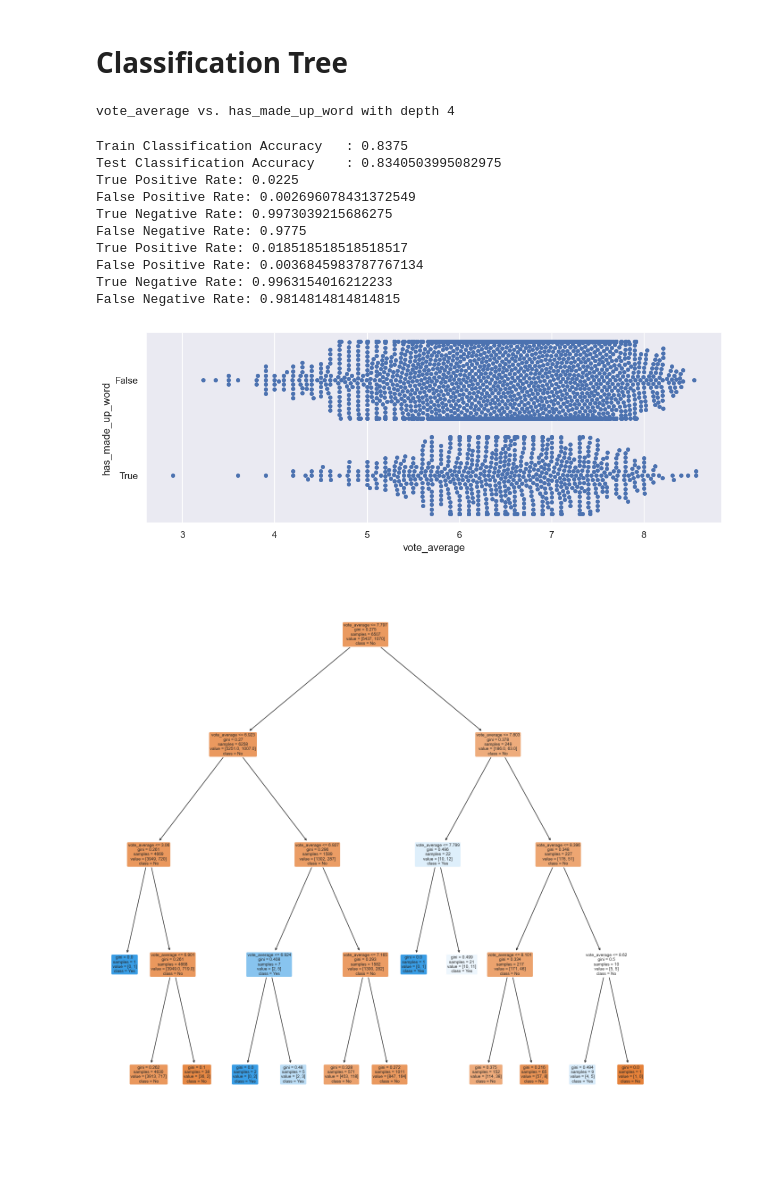
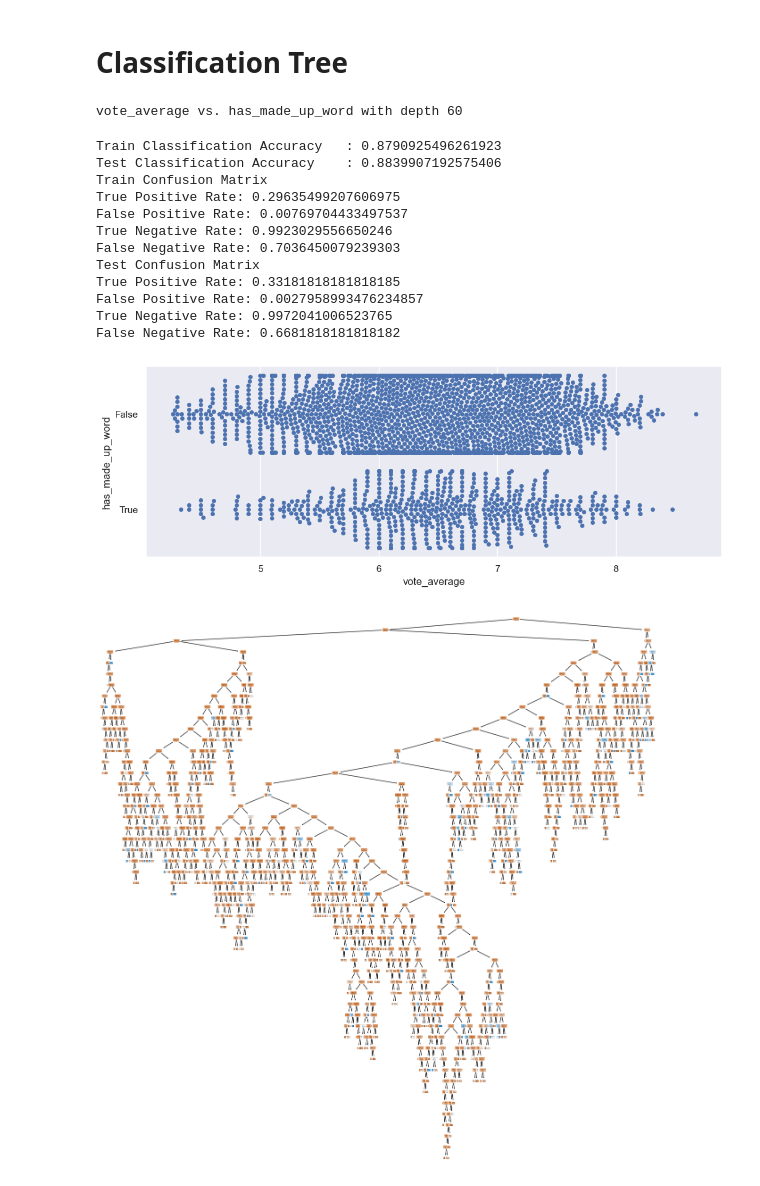
Before and after one commit to ChristopherOka/SC1015-mini-project, a Jupyter notebook: scripts/model.ipynb, the cells around one changed output. Saved outputs shown, nothing was run; the diff lists cells and outputs as text; code cells hidden in the pictures.

Commit message:
trimmer more outliers and increased depth of classification tree

```diff
--- a/scripts/model.ipynb
+++ b/scripts/model.ipynb
@@ -173,20 +166,22 @@ R^2 0.00011358222995838663
 # %% [markdown]
 # Classification Tree
 # %%
-response_train_depth_4, response_train_pred_depth_4, response_test_depth_4, response_test_pred_depth_4 = generateClassificationTree(data,"vote_average",  "has_made_up_word",4 , ["No", "Yes"])
+response_train_depth_4, response_train_pred_depth_4, response_test_depth_4, response_test_pred_depth_4 = generateClassificationTree(data,"vote_average",  "has_made_up_word", 60, ["No", "Yes"])
 generateConfusionMatrix(response_train_depth_4, response_train_pred_depth_4, "Train Confusion Matrix")
 generateConfusionMatrix(response_test_depth_4, response_test_pred_depth_4, "Test Confusion Matrix")
 # %% [output]
-vote_average vs. has_made_up_word with depth 4
+vote_average vs. has_made_up_word with depth 60
-Train Classification Accuracy   : 0.8375
-Test Classification Accuracy    : 0.8340503995082975
-True Positive Rate: 0.0225
-False Positive Rate: 0.002696078431372549
-True Negative Rate: 0.9973039215686275
-False Negative Rate: 0.9775
-True Positive Rate: 0.018518518518518517
-False Positive Rate: 0.0036845983787767134
-True Negative Rate: 0.9963154016212233
-False Negative Rate: 0.9814814814814815
+Train Classification Accuracy   : 0.8790925496261923
+Test Classification Accuracy    : 0.8839907192575406
+Train Confusion Matrix
+True Positive Rate: 0.29635499207606975
+False Positive Rate: 0.00769704433497537
+True Negative Rate: 0.9923029556650246
+False Negative Rate: 0.7036450079239303
+Test Confusion Matrix
+True Positive Rate: 0.33181818181818185
+False Positive Rate: 0.0027958993476234857
+True Negative Rate: 0.9972041006523765
+False Negative Rate: 0.6681818181818182
-[figure, old version]
+[figure, new version]
-[figure, old version]
+[figure, new version]
```
Also changed, not shown: parts of 4 cells of this notebook, 4 other files.
